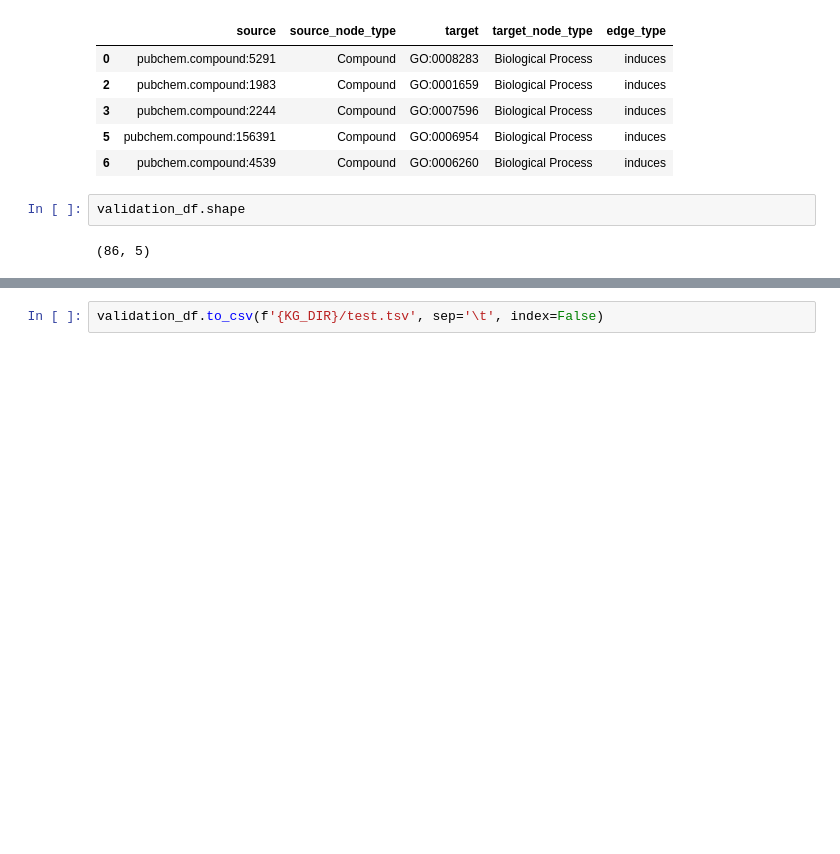
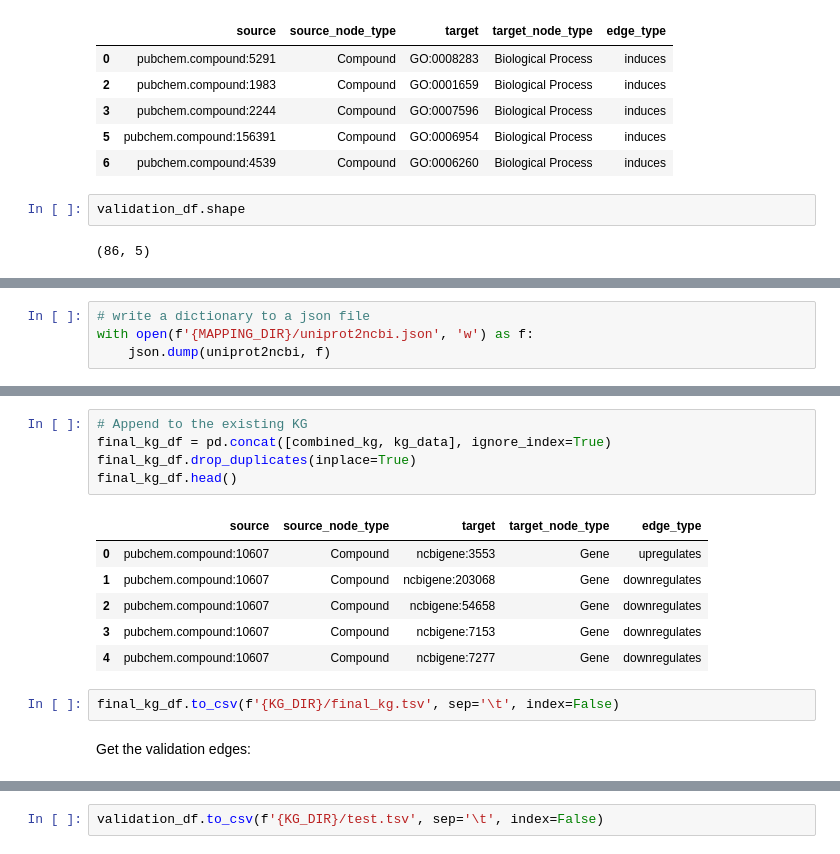
Before and after one commit to laurendelong21/MoA-Net, a Jupyter notebook: notebooks/generate_test_dataset.ipynb, the cells around one changed output, grey strips where cells are left out. Saved outputs shown, nothing was run; the diff lists cells and outputs as text; blank space fills up the shorter version.

```diff
--- a/notebooks/generate_test_dataset.ipynb
+++ b/notebooks/generate_test_dataset.ipynb
@@ -103,0 +158,4 @@ validation_df.shape
+# %%
+# write a dictionary to a json file
+with open(f'{MAPPING_DIR}/uniprot2ncbi.json', 'w') as f:
+    json.dump(uniprot2ncbi, f)
@@ -103,0 +301,16 @@ validation_df.shape
+# %%
+# Append to the existing KG
+final_kg_df = pd.concat([combined_kg, kg_data], ignore_index=True)
+final_kg_df.drop_duplicates(inplace=True)
+final_kg_df.head()
+# %% [output]
+|  | source | source_node_type | target | target_node_type | edge_type |
+| 0 | pubchem.compound:10607 | Compound | ncbigene:3553 | Gene | upregulates |
+| 1 | pubchem.compound:10607 | Compound | ncbigene:203068 | Gene | downregulates |
+| 2 | pubchem.compound:10607 | Compound | ncbigene:54658 | Gene | downregulates |
+| 3 | pubchem.compound:10607 | Compound | ncbigene:7153 | Gene | downregulates |
+| 4 | pubchem.compound:10607 | Compound | ncbigene:7277 | Gene | downregulates |
+# %%
+final_kg_df.to_csv(f'{KG_DIR}/final_kg.tsv', sep='\t', index=False)
+# %% [markdown]
+Get the validation edges:
```
Also changed, not shown: parts of 26 cells of this notebook, 7 other files.
